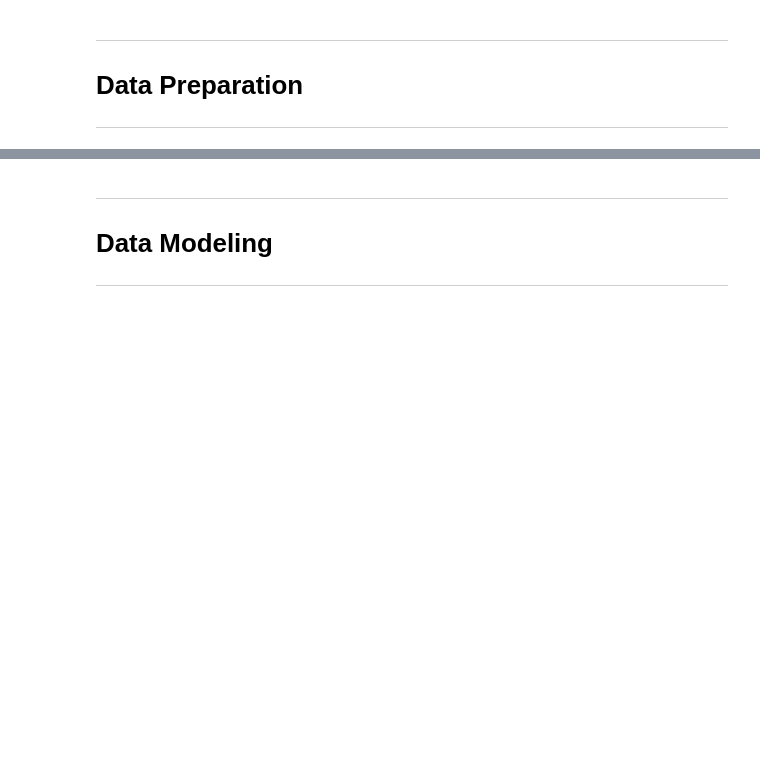
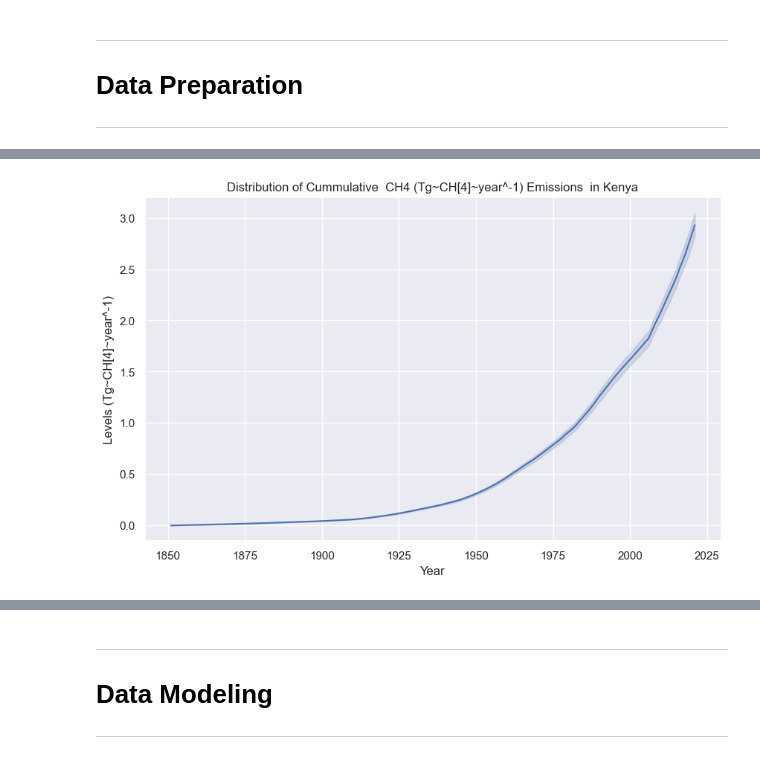
Before and after one commit to JosephRidge/linearmodels, a Jupyter notebook: app-JR.ipynb, the cells around one changed output, grey strips where cells are left out. Drawn from its saved outputs; the diff is of its cells as text; code cells hidden in the pictures; blank space fills up the shorter version.

```diff
--- a/app-JR.ipynb
+++ b/app-JR.ipynb
@@ -410,0 +477,4 @@ Name: count, dtype: float64
+# %%
+dv.plot_line_graph(df=ch4,x="Year",y="Data_cumulative_emissions",x_label="Year",y_label="Levels (Tg~CH[4]~year^-1)",title='Distribution of Cummulative  CH4 (Tg~CH[4]~year^-1) Emissions  in Kenya')
+# %% [output]
+[figure, added]
```
Also changed, not shown: parts of 31 cells of this notebook, 3 other files.
